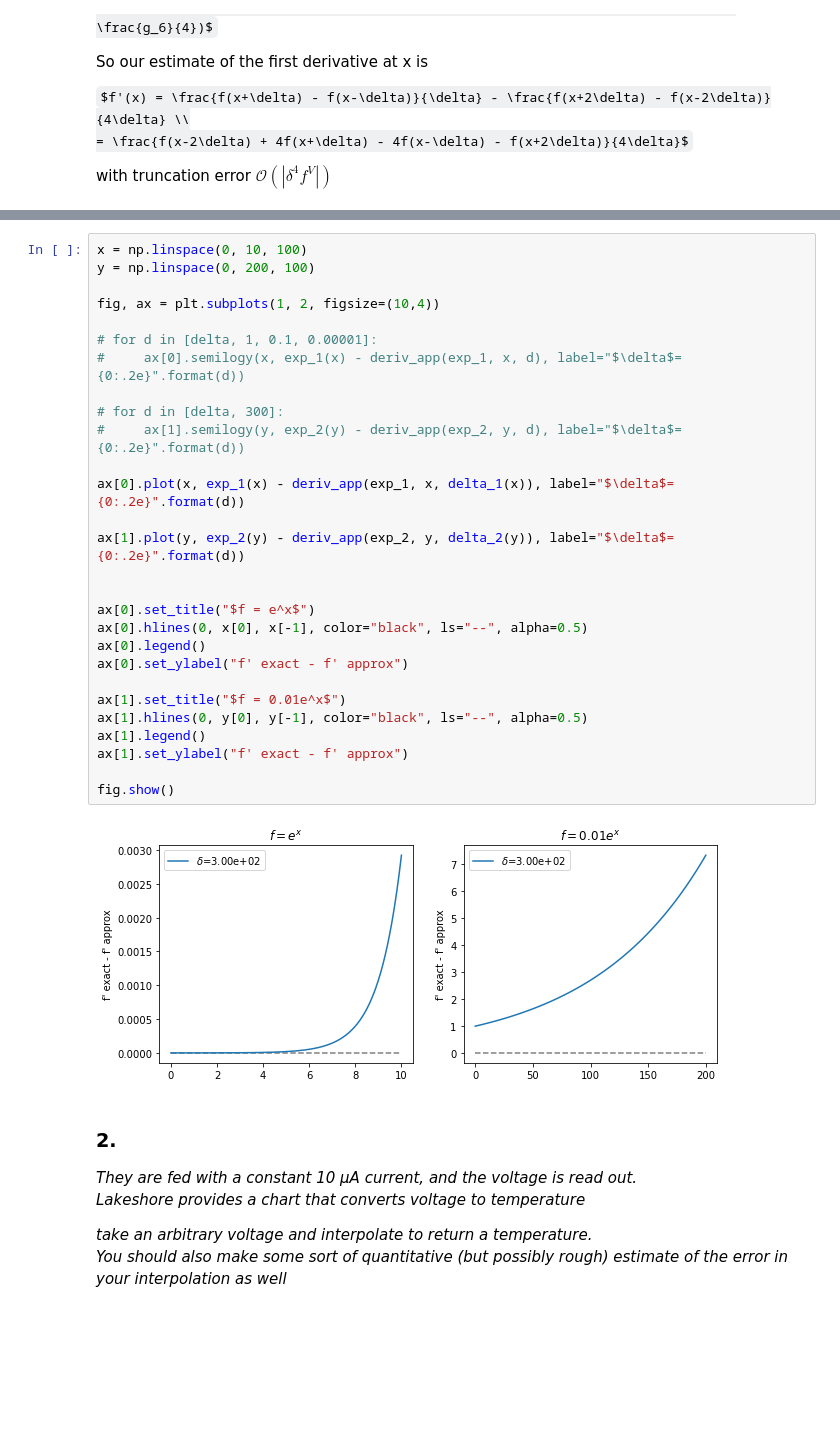
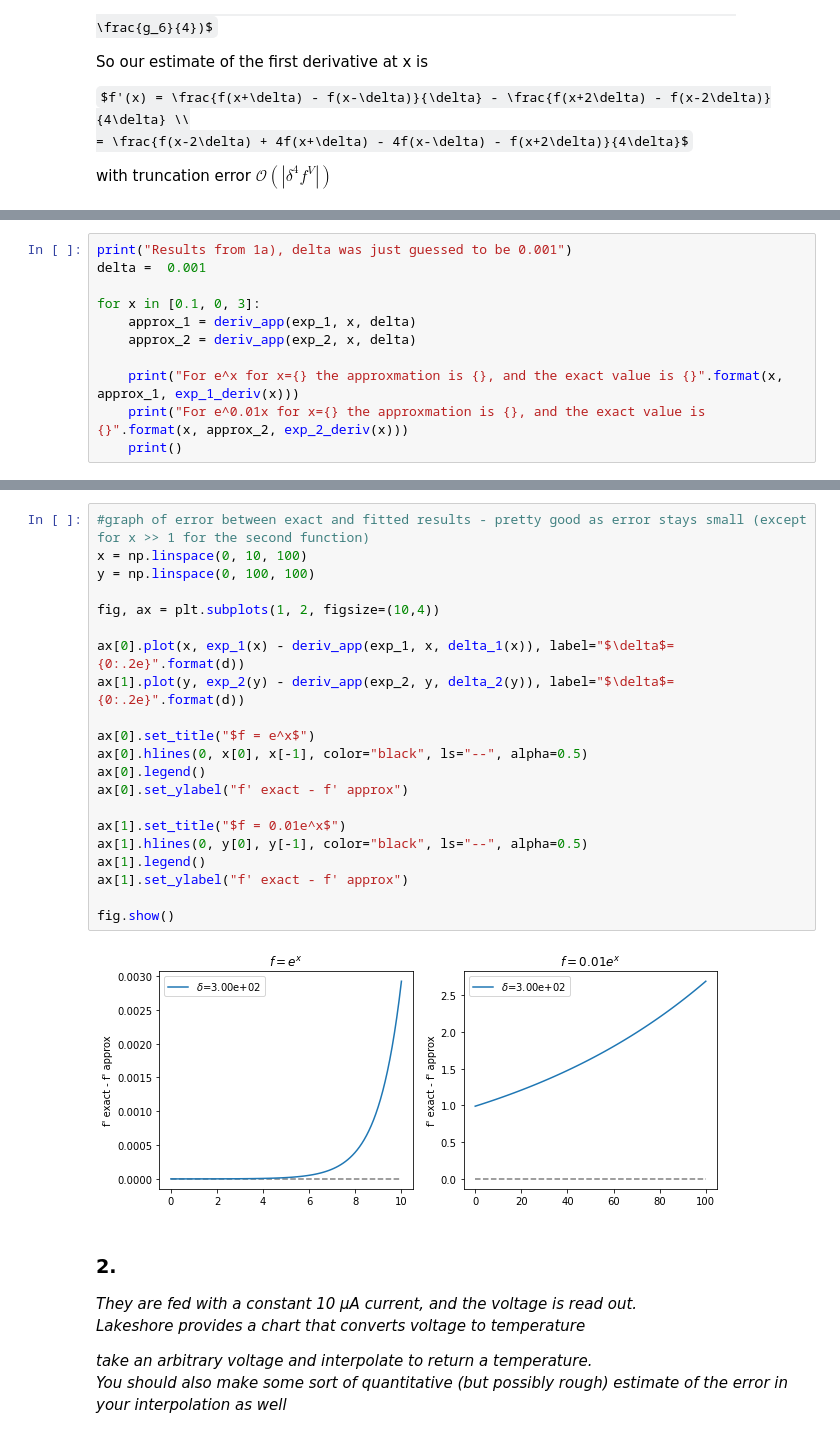
Before and after one commit to eklem1/Phys512_EK, a Jupyter notebook: PS1/PS1_work.ipynb, the cells around one changed output, grey strips where cells are left out. Saved outputs shown, nothing was run; the diff lists cells and outputs as text; some formulas as TeX source; blank space fills up the shorter version.

```diff
--- a/PS1/PS1_work.ipynb
+++ b/PS1/PS1_work.ipynb
@@ -32,0 +44,11 @@ with truncation error $\mathcal{O}(|\delta^4 f^{V}|) $
+# %%
+print("Results from 1a), delta was just guessed to be 0.001")
+delta =  0.001
+
+for x in [0.1, 0, 3]:
+    approx_1 = deriv_app(exp_1, x, delta)
+    approx_2 = deriv_app(exp_2, x, delta)
+
+    print("For e^x for x={} the approxmation is {}, and the exact value is {}".format(x, approx_1, exp_1_deriv(x)))
+    print("For e^0.01x for x={} the approxmation is {}, and the exact value is {}".format(x, approx_2, exp_2_deriv(x)))
+    print()
@@ -95,35 +113,28 @@ For e^0.01x for x=0 the approxmation is 0.009999998672974986, and the exact valu
 For e^x for x=3 the approxmation is 20.0855342577913, and the exact value is 20.085536923187668
 For e^0.01x for x=3 the approxmation is 0.010304543972097468, and the exact value is 0.010304545339535169
 # %%
+#graph of error between exact and fitted results - pretty good as error stays small (except for x >> 1 for the second function)
 x = np.linspace(0, 10, 100)
-y = np.linspace(0, 200, 100)
+y = np.linspace(0, 100, 100)
 
 fig, ax = plt.subplots(1, 2, figsize=(10,4))
 
-# for d in [delta, 1, 0.1, 0.00001]:
-#     ax[0].semilogy(x, exp_1(x) - deriv_app(exp_1, x, d), label="$\delta$={0:.2e}".format(d))
-
-# for d in [delta, 300]:
-#     ax[1].semilogy(y, exp_2(y) - deriv_app(exp_2, y, d), label="$\delta$={0:.2e}".format(d))
-
 ax[0].plot(x, exp_1(x) - deriv_app(exp_1, x, delta_1(x)), label="$\delta$={0:.2e}".format(d))
-
 ax[1].plot(y, exp_2(y) - deriv_app(exp_2, y, delta_2(y)), label="$\delta$={0:.2e}".format(d))
-
 
 ax[0].set_title("$f = e^x$")
 ax[0].hlines(0, x[0], x[-1], color="black", ls="--", alpha=0.5)
 ax[0].legend()
 ax[0].set_ylabel("f' exact - f' approx")
 
 ax[1].set_title("$f = 0.01e^x$")
 ax[1].hlines(0, y[0], y[-1], color="black", ls="--", alpha=0.5)
 ax[1].legend()
 ax[1].set_ylabel("f' exact - f' approx")
 
 fig.show()
 # %% [output]
-[figure, old version]
+[figure, new version]
 # %% [markdown]
 ### 2.
 *They are fed with a constant 10 µA current, and the voltage is read out.
```
Also changed, not shown: parts of 22 cells of this notebook.
